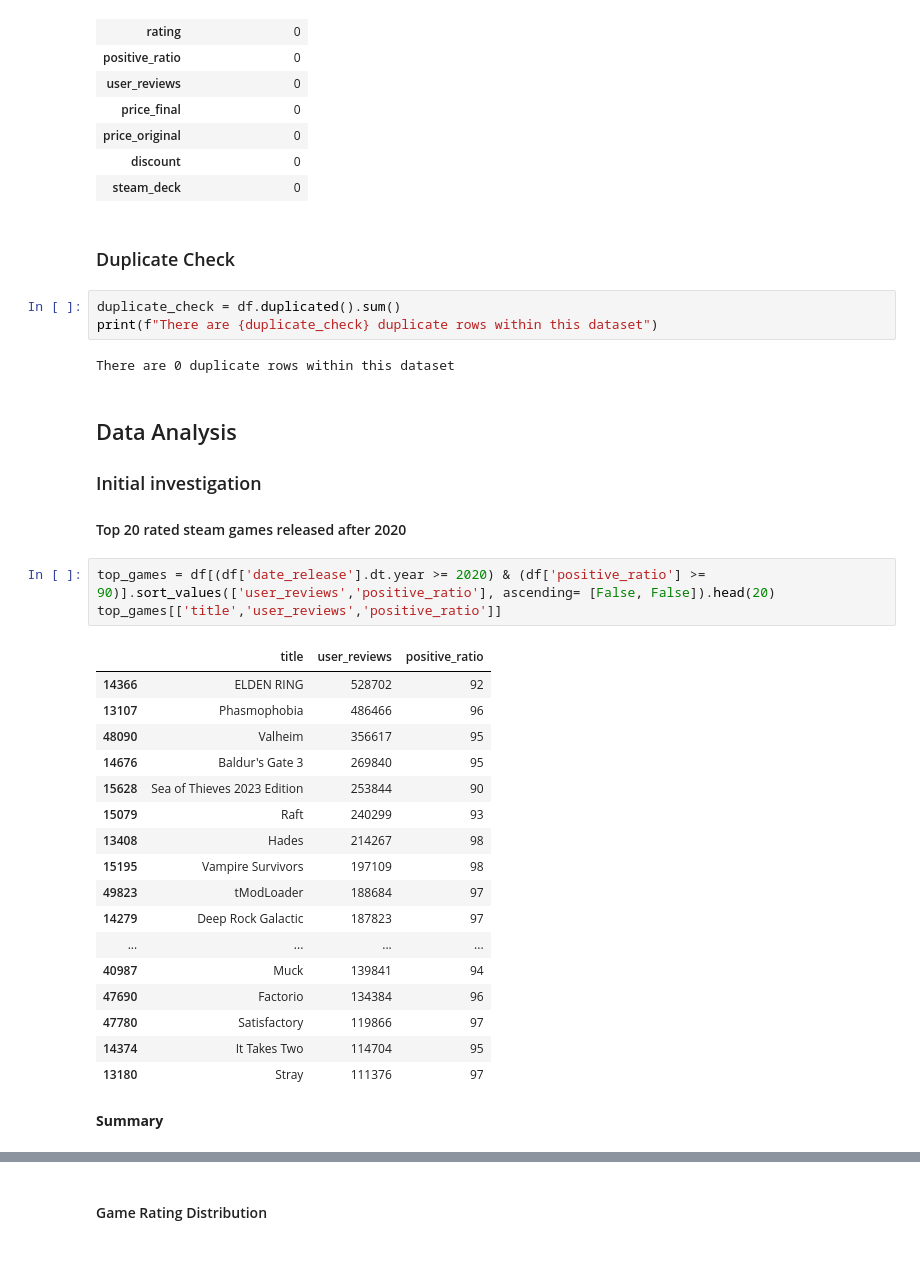
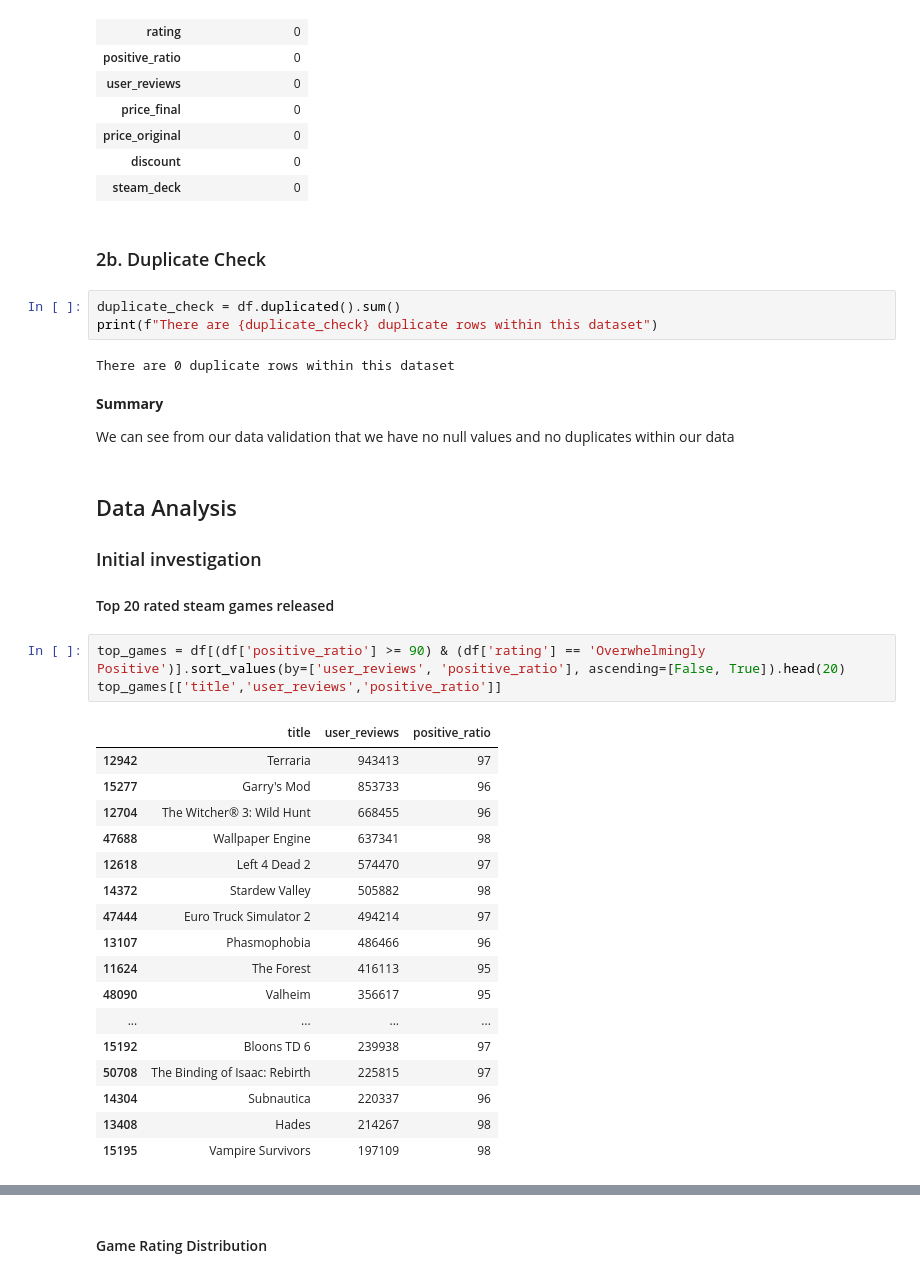
Before and after one commit to Dylan-S-Foster/Steam-Library-Analysis-Project, a Jupyter notebook: Steam Library Analysis Project.ipynb, the cells around one changed output, grey strips where cells are left out. Drawn from its saved outputs; the diff is of its cells as text.

Commit message:
Kaggle Notebook | Steam Library Analysis | Version 5

```diff
--- a/Steam Library Analysis Project.ipynb
+++ b/Steam Library Analysis Project.ipynb
@@ -87,36 +112,37 @@ missing_data_table
 | discount | 0 |
 | steam_deck | 0 |
 # %% [markdown]
-### Duplicate Check
+### 2b. Duplicate Check
 # %%
 duplicate_check = df.duplicated().sum()
 print(f"There are {duplicate_check} duplicate rows within this dataset")
 # %% [output]
 There are 0 duplicate rows within this dataset
+# %% [markdown]
+**Summary**
+<p> We can see from our data validation that we have no null values and no duplicates within our data</p>
 # %% [markdown]
 ## Data Analysis
 ### Initial investigation
-#### Top 20 rated steam games released after 2020
+#### Top 20 rated steam games released
 # %%
-top_games = df[(df['date_release'].dt.year >= 2020) & (df['positive_ratio'] >= 90)].sort_values(['user_reviews','positive_ratio'], ascending= [False, False]).head(20)
+top_games = df[(df['positive_ratio'] >= 90) & (df['rating'] == 'Overwhelmingly Positive')].sort_values(by=['user_reviews', 'positive_ratio'], ascending=[False, True]).head(20)
 top_games[['title','user_reviews','positive_ratio']]
 # %% [output]
 |  | title | user_reviews | positive_ratio |
-| 14366 | ELDEN RING | 528702 | 92 |
+| 12942 | Terraria | 943413 | 97 |
+| 15277 | Garry's Mod | 853733 | 96 |
+| 12704 | The Witcher® 3: Wild Hunt | 668455 | 96 |
+| 47688 | Wallpaper Engine | 637341 | 98 |
+| 12618 | Left 4 Dead 2 | 574470 | 97 |
+| 14372 | Stardew Valley | 505882 | 98 |
+| 47444 | Euro Truck Simulator 2 | 494214 | 97 |
 | 13107 | Phasmophobia | 486466 | 96 |
+| 11624 | The Forest | 416113 | 95 |
 | 48090 | Valheim | 356617 | 95 |
-| 14676 | Baldur's Gate 3 | 269840 | 95 |
-| 15628 | Sea of Thieves 2023 Edition | 253844 | 90 |
-| 15079 | Raft | 240299 | 93 |
+| ... | ... | ... | ... |
+| 15192 | Bloons TD 6 | 239938 | 97 |
+| 50708 | The Binding of Isaac: Rebirth | 225815 | 97 |
+| 14304 | Subnautica | 220337 | 96 |
 | 13408 | Hades | 214267 | 98 |
 | 15195 | Vampire Survivors | 197109 | 98 |
-| 49823 | tModLoader | 188684 | 97 |
-| 14279 | Deep Rock Galactic | 187823 | 97 |
-| ... | ... | ... | ... |
-| 40987 | Muck | 139841 | 94 |
-| 47690 | Factorio | 134384 | 96 |
-| 47780 | Satisfactory | 119866 | 97 |
-| 14374 | It Takes Two | 114704 | 95 |
-| 13180 | Stray | 111376 | 97 |
-# %% [markdown]
-**Summary**
```
Also changed, not shown: parts of 32 cells of this notebook.
